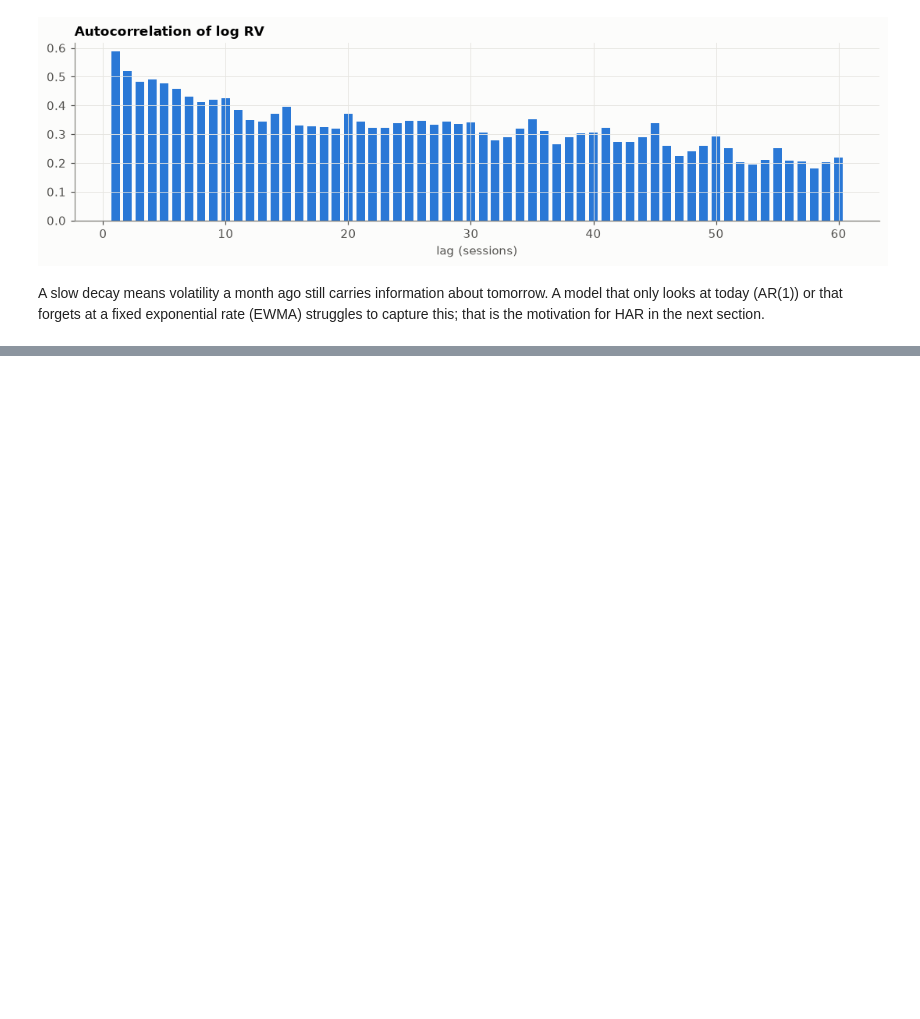
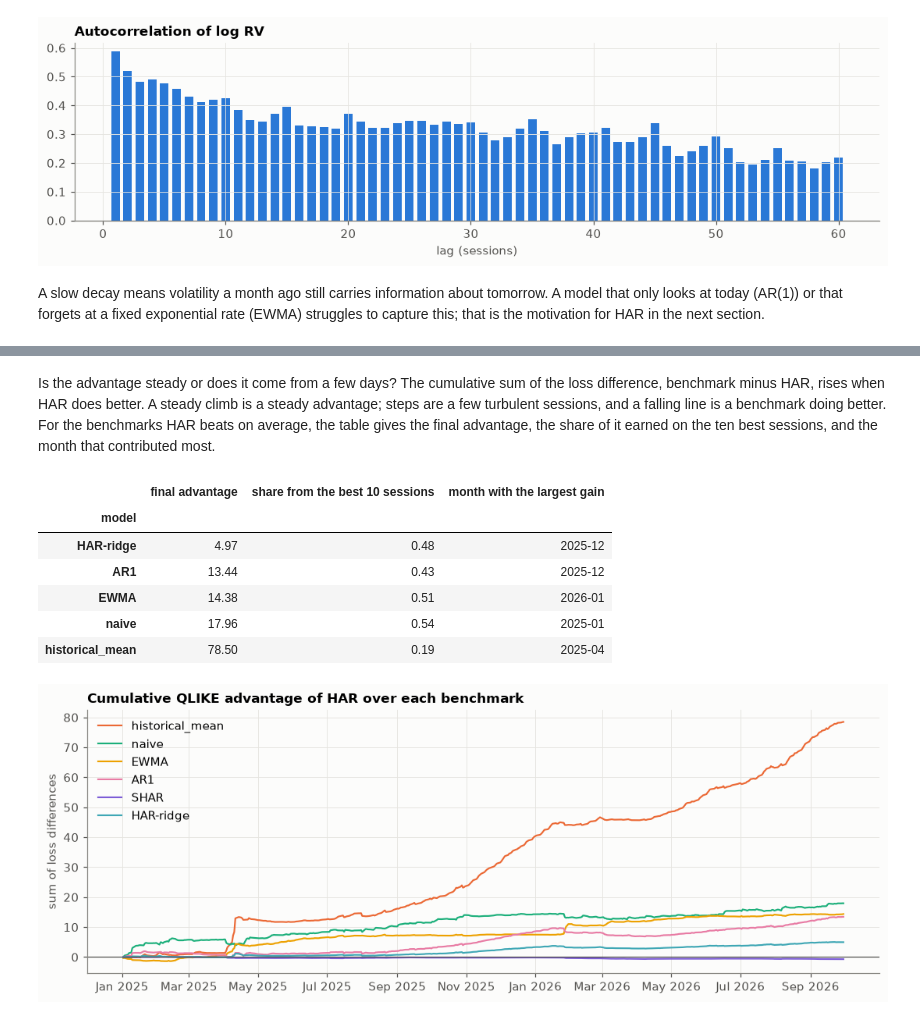
Before and after one commit to kholmetskii/realized-vol, a Jupyter notebook: notebooks/01_eurusd.ipynb, the cells around one changed output, grey strips where cells are left out. Saved outputs shown, nothing was run; the diff lists cells and outputs as text; code cells hidden in the pictures; blank space fills up the shorter version.

```diff
--- a/notebooks/01_eurusd.ipynb
+++ b/notebooks/01_eurusd.ipynb
@@ -596,0 +316,3 @@ The numbers behind each point are printed in the sections above.
+# %%
+forecasts = experiment.forecast(prepared, STUDY, asset=ASSET)
+forecasts.groupby("model").size().loc[MODELS].rename("forecasts").to_frame()
@@ -596,0 +479,22 @@ The numbers behind each point are printed in the sections above.
+# %%
+table = experiment.results_table(comparison)
+lower, wins = f"{CANDIDATE} lower by", f"{CANDIDATE} wins"
+benchmarks = table.drop(CANDIDATE)
+behind = benchmarks.loc[benchmarks[lower] > 0]  # benchmarks with a higher mean loss
+ahead = benchmarks.loc[benchmarks[lower] <= 0]
+print(f"lowest mean QLIKE: {table.index[0]}")
+for name, row in ahead.iterrows():
+    print(f"{name} has a mean loss {-row[lower]:.1%} below {CANDIDATE}'s")
+reduction = behind[lower]
+print(
+    f"{CANDIDATE}'s mean loss is below the other {len(behind)} benchmarks' "
+    f"by {reduction.min():.0%} to {reduction.max():.0%}"
+)
+print(f"largest DM p-value against them: {behind['DM p-value'].max():.1e}")
+print(
+    f"against naive: lower loss on {benchmarks.loc['naive', wins]:.0%} of sessions, "
+    f"mean loss {benchmarks.loc['naive', lower]:.0%} lower"
+)
+table.style.format(
+    {"QLIKE": "{:.3f}", lower: "{:.1%}", "DM p-value": "{:.1e}", wins: "{:.0%}"}, na_rep="—"
+)
@@ -596,0 +576,33 @@ The numbers behind each point are printed in the sections above.
+# %% [markdown]
+Is the advantage steady or does it come from a few days? The cumulative sum of
+the loss difference, benchmark minus HAR, rises when HAR does better. A steady
+climb is a steady advantage; steps are a few turbulent sessions, and a falling
+line is a benchmark doing better. For the benchmarks HAR beats on average, the
+table gives the final advantage, the share of it earned on the ten best
+sessions, and the month that contributed most.
+# %%
+gain = losses[MODELS[1:]].sub(losses[CANDIDATE], axis=0)
+_plots.cumulative_advantage(gain.cumsum(), COLORS, candidate=CANDIDATE)
+
+BEST_SESSIONS = 10
+pd.DataFrame(
+    {
+        "final advantage": gain[behind.index].sum().round(2),
+        f"share from the best {BEST_SESSIONS} sessions": gain[behind.index]
+        .apply(lambda column: column.nlargest(BEST_SESSIONS).sum() / column.sum())
+        .round(2),
+        "month with the largest gain": gain[behind.index]
+        .groupby(gain.index.to_period("M"))
+        .sum()
+        .idxmax(),
+    }
+)
+# %% [output]
+|  | final advantage | share from the best 10 sessions | month with the largest gain |
+| model |  |  |  |
+| HAR-ridge | 4.97 | 0.48 | 2025-12 |
+| AR1 | 13.44 | 0.43 | 2025-12 |
+| EWMA | 14.38 | 0.51 | 2026-01 |
+| naive | 17.96 | 0.54 | 2025-01 |
+| historical_mean | 78.50 | 0.19 | 2025-04 |
+[figure, added]
```
Also changed, not shown: parts of 46 cells of this notebook, 15 other files.
